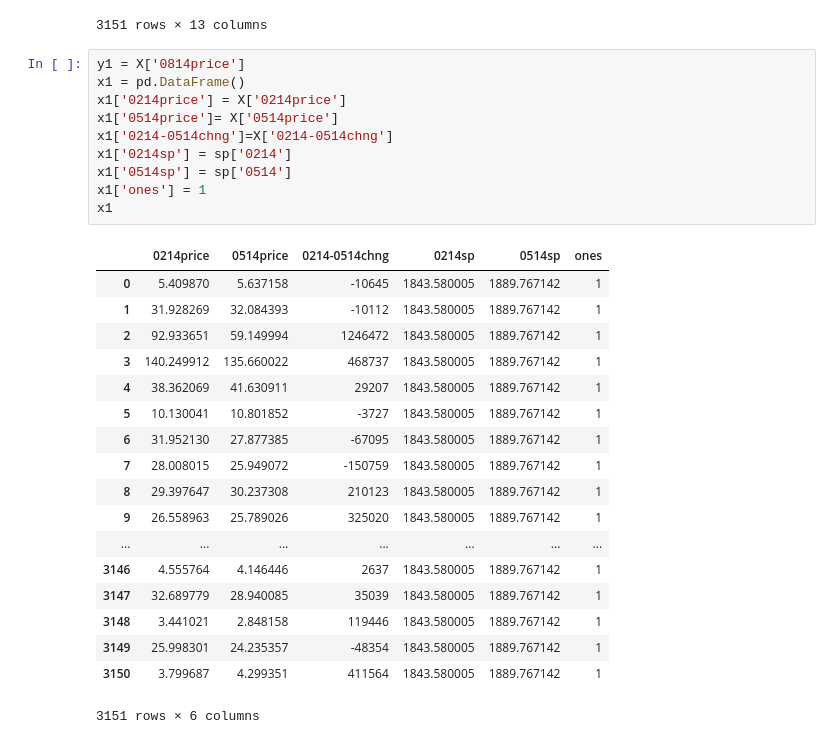
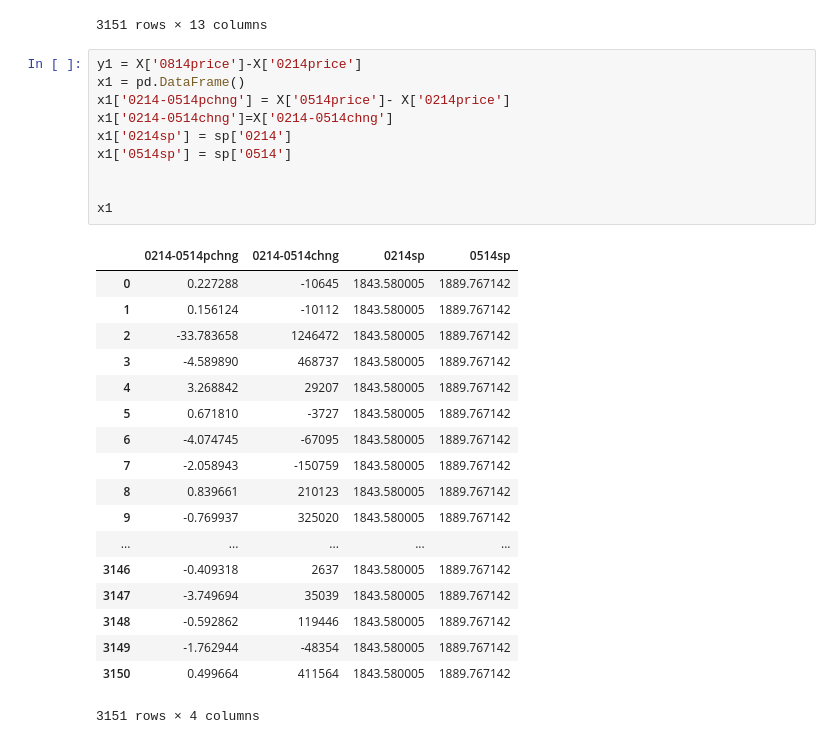
Before and after one commit to joyceccy/InfluentialInvestmentPrediction, a Jupyter notebook: RanSac.ipynb, the cells around one changed output. Cells and saved outputs as stored; diff of their text form.

```diff
--- a/RanSac.ipynb
+++ b/RanSac.ipynb
@@ -46,34 +46,34 @@ X
 | 3150 | 3150 | ZYNGA INC | 3.799687 | 659528 | 4.299351 | 1071092 | 3.210367 | 903012 | 2.700110 | 1245505 | ... |
 3151 rows × 13 columns
 # %%
-y1 = X['0814price']
+y1 = X['0814price']-X['0214price']
 x1 = pd.DataFrame()
-x1['0214price'] = X['0214price']
-x1['0514price']= X['0514price']
+x1['0214-0514pchng'] = X['0514price']- X['0214price']
 x1['0214-0514chng']=X['0214-0514chng']
 x1['0214sp'] = sp['0214']
 x1['0514sp'] = sp['0514']
-x1['ones'] = 1
+
+
 x1
 # %% [output]
-|  | 0214price | 0514price | 0214-0514chng | 0214sp | 0514sp | ones |
-| 0 | 5.409870 | 5.637158 | -10645 | 1843.580005 | 1889.767142 | 1 |
-| 1 | 31.928269 | 32.084393 | -10112 | 1843.580005 | 1889.767142 | 1 |
-| 2 | 92.933651 | 59.149994 | 1246472 | 1843.580005 | 1889.767142 | 1 |
-| 3 | 140.249912 | 135.660022 | 468737 | 1843.580005 | 1889.767142 | 1 |
-| 4 | 38.362069 | 41.630911 | 29207 | 1843.580005 | 1889.767142 | 1 |
-| 5 | 10.130041 | 10.801852 | -3727 | 1843.580005 | 1889.767142 | 1 |
-| 6 | 31.952130 | 27.877385 | -67095 | 1843.580005 | 1889.767142 | 1 |
-| 7 | 28.008015 | 25.949072 | -150759 | 1843.580005 | 1889.767142 | 1 |
-| 8 | 29.397647 | 30.237308 | 210123 | 1843.580005 | 1889.767142 | 1 |
-| 9 | 26.558963 | 25.789026 | 325020 | 1843.580005 | 1889.767142 | 1 |
-| ... | ... | ... | ... | ... | ... | ... |
-| 3146 | 4.555764 | 4.146446 | 2637 | 1843.580005 | 1889.767142 | 1 |
-| 3147 | 32.689779 | 28.940085 | 35039 | 1843.580005 | 1889.767142 | 1 |
-| 3148 | 3.441021 | 2.848158 | 119446 | 1843.580005 | 1889.767142 | 1 |
-| 3149 | 25.998301 | 24.235357 | -48354 | 1843.580005 | 1889.767142 | 1 |
-| 3150 | 3.799687 | 4.299351 | 411564 | 1843.580005 | 1889.767142 | 1 |
+|  | 0214-0514pchng | 0214-0514chng | 0214sp | 0514sp |
+| 0 | 0.227288 | -10645 | 1843.580005 | 1889.767142 |
+| 1 | 0.156124 | -10112 | 1843.580005 | 1889.767142 |
+| 2 | -33.783658 | 1246472 | 1843.580005 | 1889.767142 |
+| 3 | -4.589890 | 468737 | 1843.580005 | 1889.767142 |
+| 4 | 3.268842 | 29207 | 1843.580005 | 1889.767142 |
+| 5 | 0.671810 | -3727 | 1843.580005 | 1889.767142 |
+| 6 | -4.074745 | -67095 | 1843.580005 | 1889.767142 |
+| 7 | -2.058943 | -150759 | 1843.580005 | 1889.767142 |
+| 8 | 0.839661 | 210123 | 1843.580005 | 1889.767142 |
+| 9 | -0.769937 | 325020 | 1843.580005 | 1889.767142 |
+| ... | ... | ... | ... | ... |
+| 3146 | -0.409318 | 2637 | 1843.580005 | 1889.767142 |
+| 3147 | -3.749694 | 35039 | 1843.580005 | 1889.767142 |
+| 3148 | -0.592862 | 119446 | 1843.580005 | 1889.767142 |
+| 3149 | -1.762944 | -48354 | 1843.580005 | 1889.767142 |
+| 3150 | 0.499664 | 411564 | 1843.580005 | 1889.767142 |
-3151 rows × 6 columns
+3151 rows × 4 columns
 # %%
 # Fit line using all data
 lr = linear_model.LinearRegression()
```
Also changed, not shown: parts of 6 cells of this notebook, 2 other files.
